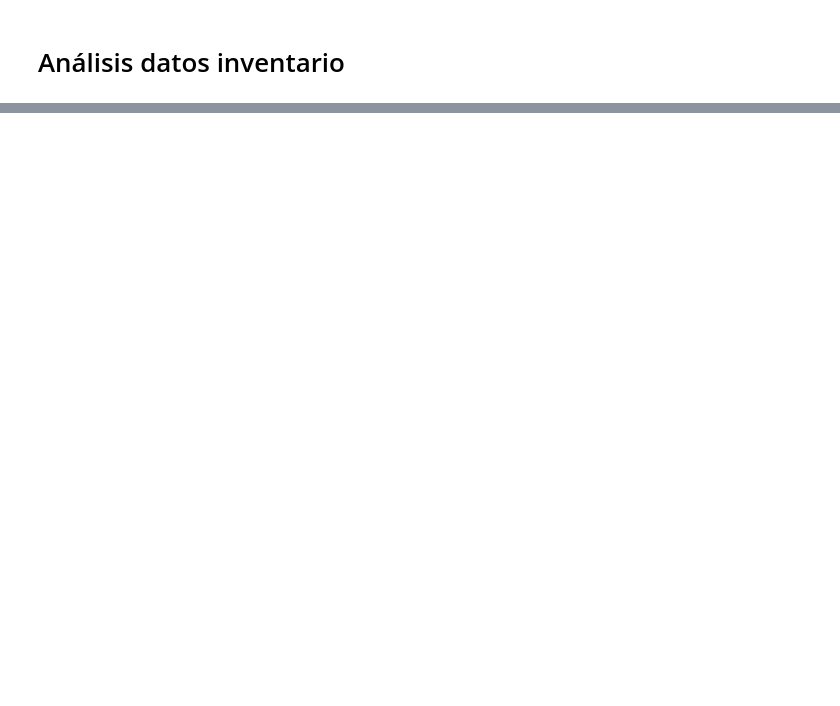
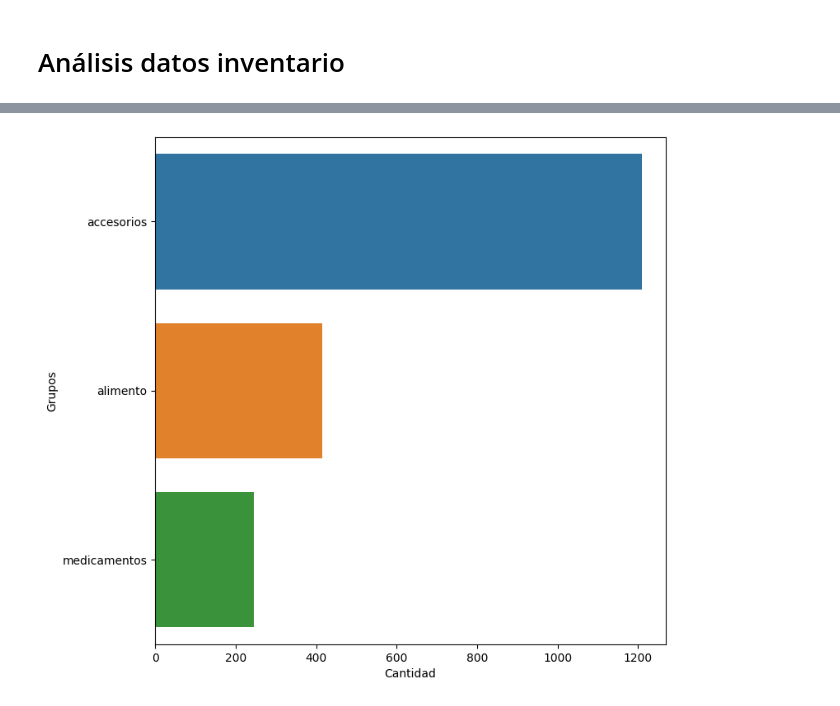
Before and after one commit to yaelcohenk/Capstone, a Jupyter notebook: src/EDA.ipynb, the cells around one changed output, grey strips where cells are left out. Drawn from its saved outputs; the diff is of its cells as text; code cells hidden in the pictures; blank space fills up the shorter version.

```diff
--- a/src/EDA.ipynb
+++ b/src/EDA.ipynb
@@ -6,6 +6,11 @@ import numpy as np
 import os
 import seaborn as sns
 import matplotlib.pyplot as plt
+# %%
+def dataframe_from_value_counts(dataframe, columns):
+    datos = dataframe.value_counts().reset_index()
+    datos.columns = columns
+    return datos
 # %% [markdown]
 ## Análisis de los datos de venta
 # %%
@@ -112,2 +116,5 @@ dtype: int64
 # %% [markdown]
 # Análisis datos inventario
+# %%
+datos_inventario = pd.read_csv(os.path.join("datos", "data_items.csv"), sep=";")
+datos_inventario.head()
@@ -113,0 +128,3 @@ dtype: int64
+# %%
+datos_inventario["group_description"].replace("medicamento", "medicamentos", inplace=True)
+datos_inventario["group_description"].replace("accesorio", "accesorios", inplace=True)
@@ -113,0 +195,9 @@ dtype: int64
+# %%
+# Que grupos en el sentido más general tenemos
+datos_inventario.group_description.value_counts()
+grupos_inventario = dataframe_from_value_counts(datos_inventario.group_description, ["Grupos", "Cantidad"])
+plt.figure(figsize=(8, 8))  # Ajusta el tamaño según tus preferencias
+sns.barplot(grupos_inventario, y="Grupos", x="Cantidad", orient="h")
+plt.show()
+# %% [output]
+[figure, added]
```
Also changed, not shown: parts of 32 cells of this notebook.
